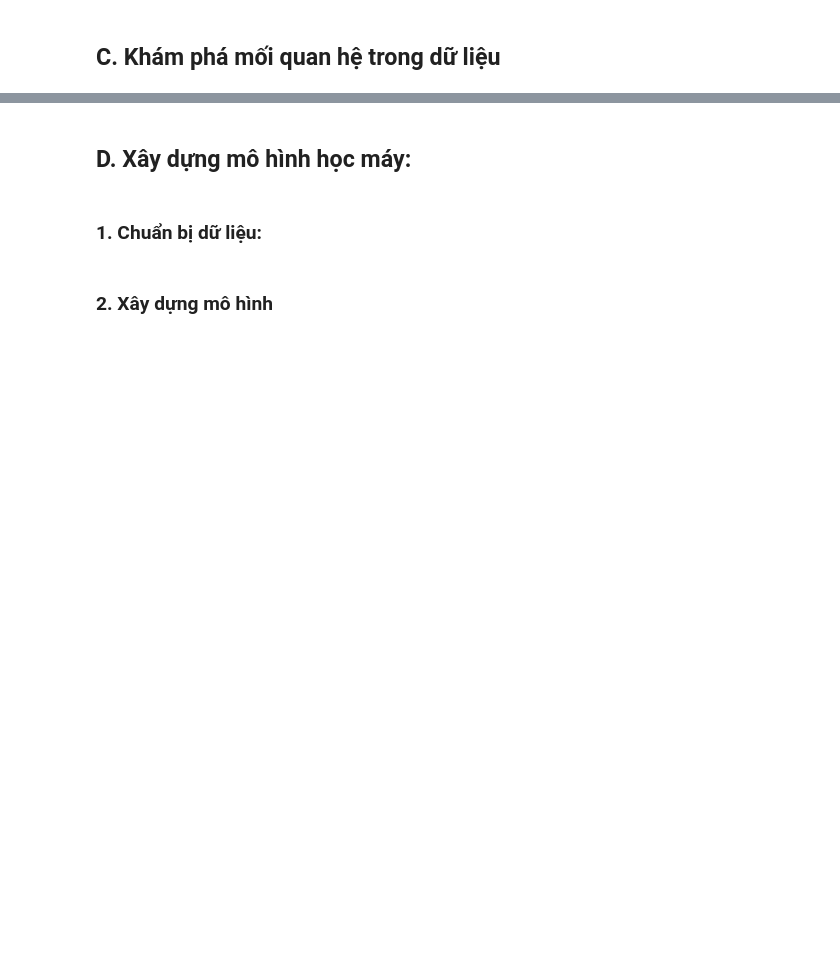
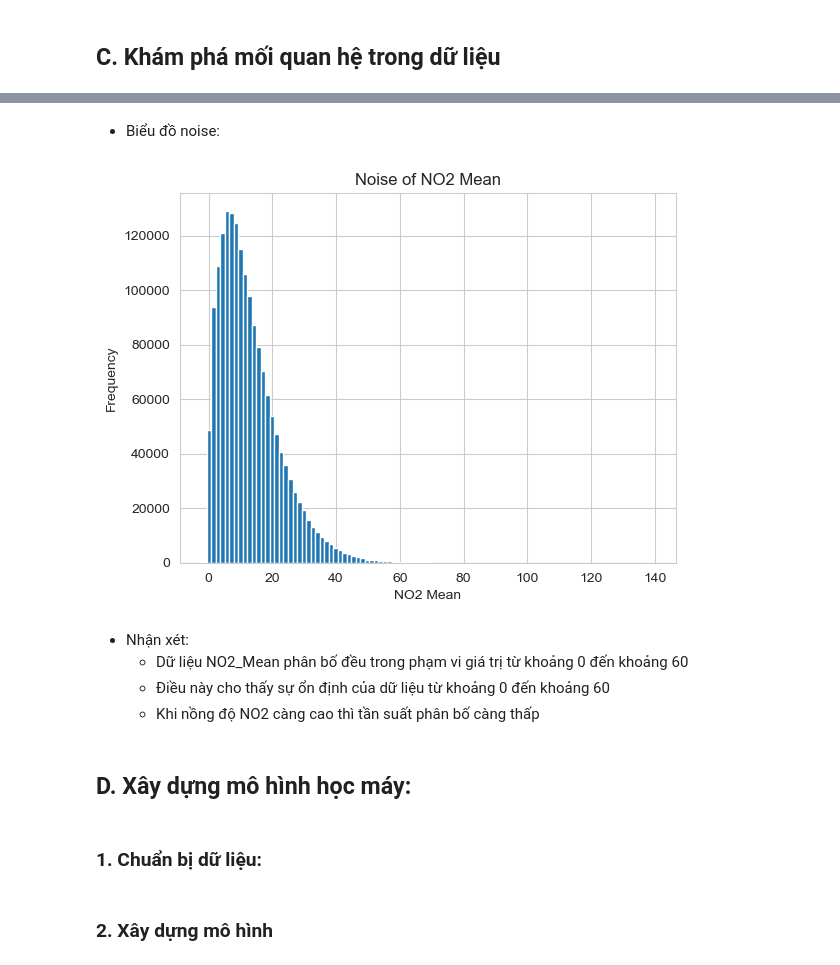
Before and after one commit to tungbtt/Lab02_DV, a Jupyter notebook: lab02.ipynb, the cells around one changed output, grey strips where cells are left out. Drawn from its saved outputs; the diff is of its cells as text; code cells hidden in the pictures; blank space fills up the shorter version.

```diff
--- a/lab02.ipynb
+++ b/lab02.ipynb
@@ -218,3 +307,18 @@ df[set(df.columns)-set(numeric_cols)].describe()
+# %% [markdown]
+- Biểu đồ noise:
+# %%
+plt.hist(df['NO2_Mean'], bins=100)
+plt.xlabel('NO2 Mean')
+plt.ylabel('Frequency')
+plt.title('Noise of NO2 Mean')
+plt.show()
+# %% [output]
+[figure, added]
+# %% [markdown]
+- Nhận xét:
+  + Dữ liệu NO2_Mean phân bố đều trong phạm vi giá trị từ khoảng 0 đến khoảng 60
+  + Điều này cho thấy sự  ổn định của dữ liệu từ khoảng 0 đến khoảng 60
+  + Khi nồng độ NO2 càng cao thì tần suất phân bố càng thấp
 # %% [markdown]
 ## **D. Xây dựng mô hình học máy:**
 # %% [markdown]
```
Also changed, not shown: parts of 14 cells of this notebook.
